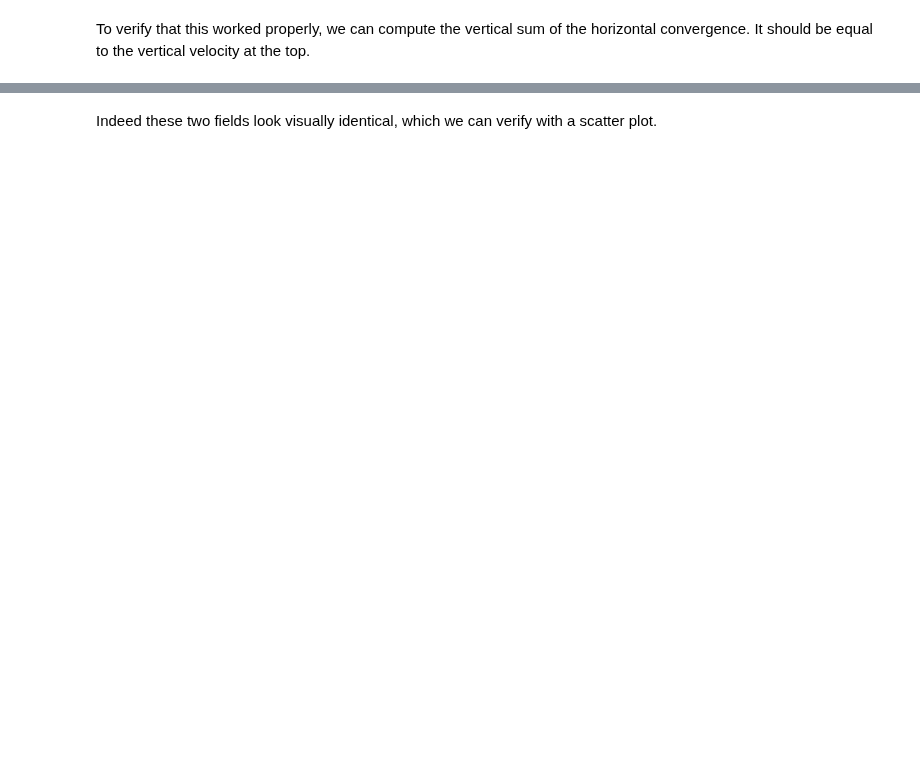
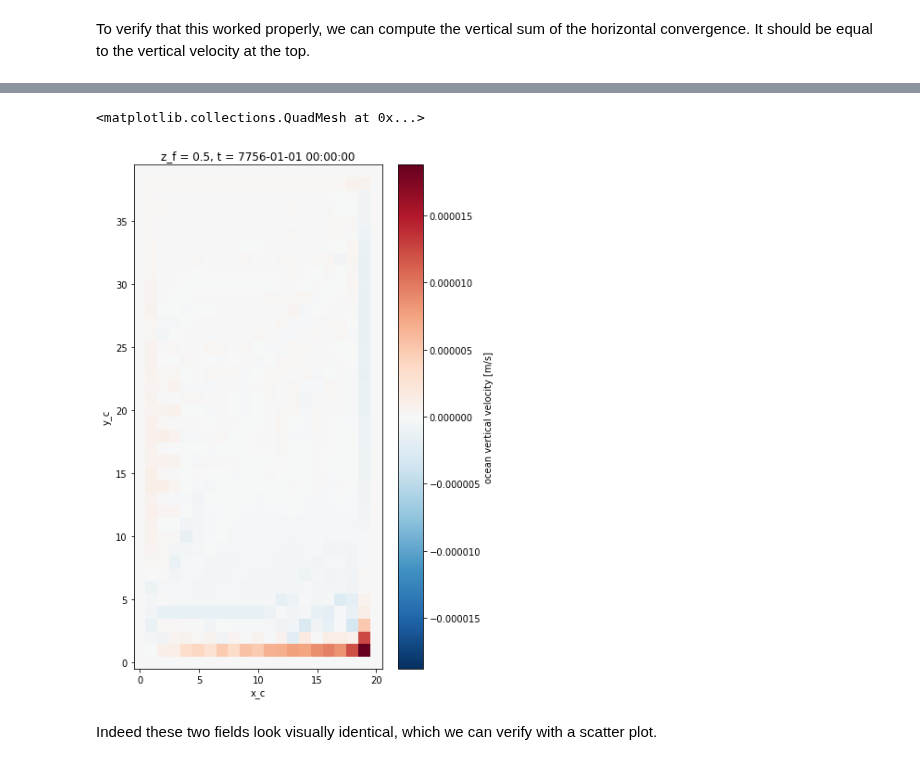
Before and after one commit to xgcm/xgcm, a Jupyter notebook: doc/example_nemo_idealized.ipynb, the cells around one changed output, grey strips where cells are left out. Cells and saved outputs as stored; diff of their text form; code cells hidden in the pictures; blank space fills up the shorter version.

```diff
--- a/doc/example_nemo_idealized.ipynb
+++ b/doc/example_nemo_idealized.ipynb
@@ -172,3 +210,8 @@ It should be equal to the vertical velocity at the top.
+# %%
+ds.woce[0,1].plot()
+# %% [output]
+<matplotlib.collections.QuadMesh at 0x...>
+[figure, added]
 # %% [markdown]
 Indeed these two fields look visually identical, which we can verify with a scatter plot.
 # %%
```
Also changed, not shown: parts of 17 cells of this notebook.
